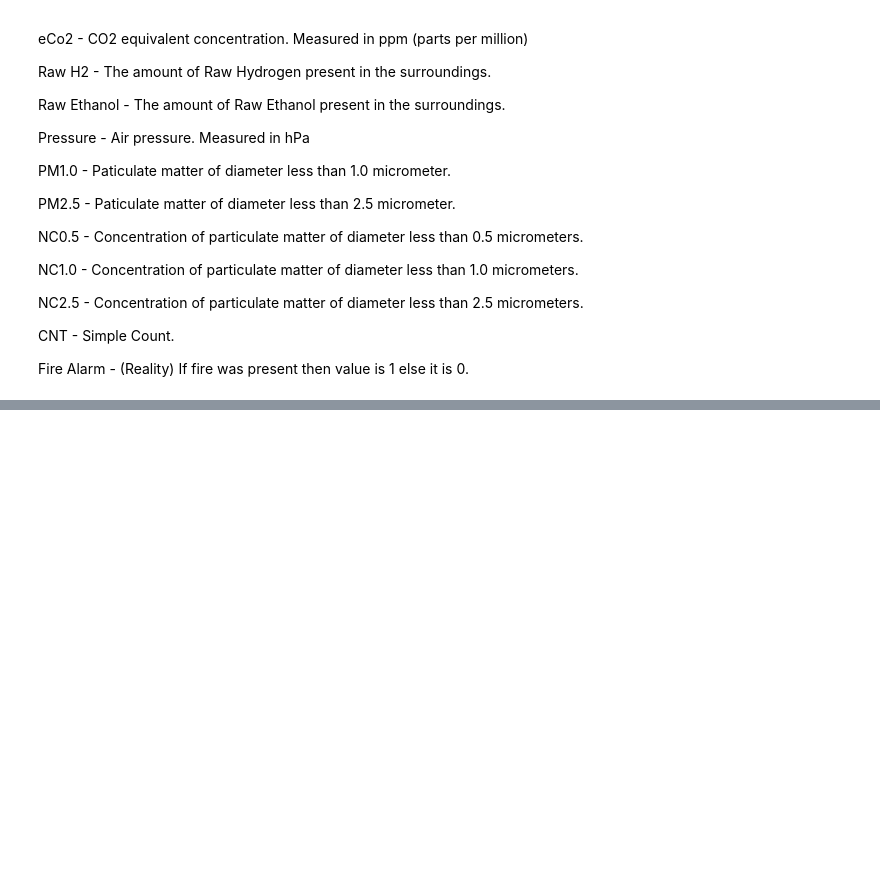
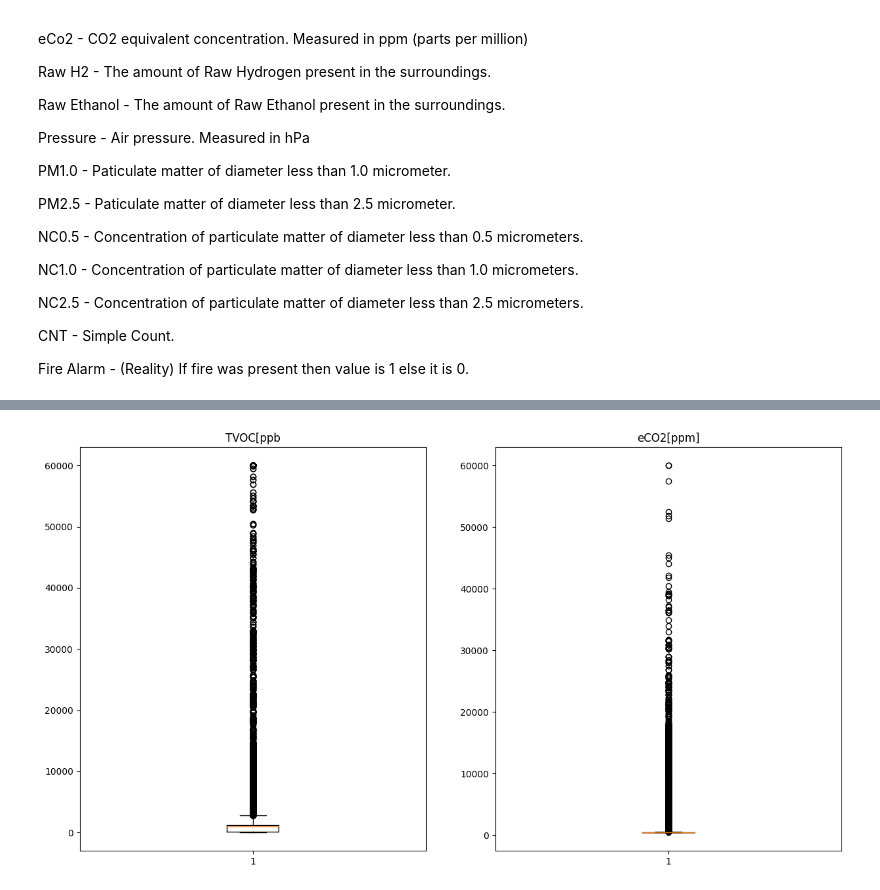
Before and after one commit to kayodeolusanya/Smoke-Detection-Project, a Jupyter notebook: Smoke_Detection.ipynb, the cells around one changed output, grey strips where cells are left out. Saved outputs shown, nothing was run; the diff lists cells and outputs as text; code cells hidden in the pictures; blank space fills up the shorter version.

```diff
--- a/Smoke_Detection.ipynb
+++ b/Smoke_Detection.ipynb
@@ -55,0 +261,12 @@ Fire Alarm - (Reality) If fire was present then value is 1 else it is 0.
+# %%
+# Visualizing the outlier of the data for TVOC[ppb] and	eCO2[ppm]
+fig, (ax1, ax2) = plt.subplots(1, 2, figsize=(15,8))
+
+ax1.boxplot(df["TVOC[ppb]"])
+ax1.set_title("TVOC[ppb")
+
+ax2.boxplot(df["eCO2[ppm]"])
+ax2.set_title("eCO2[ppm]")
+plt.show()
+# %% [output]
+[figure, added]
```
Also changed, not shown: parts of 15 cells of this notebook.
